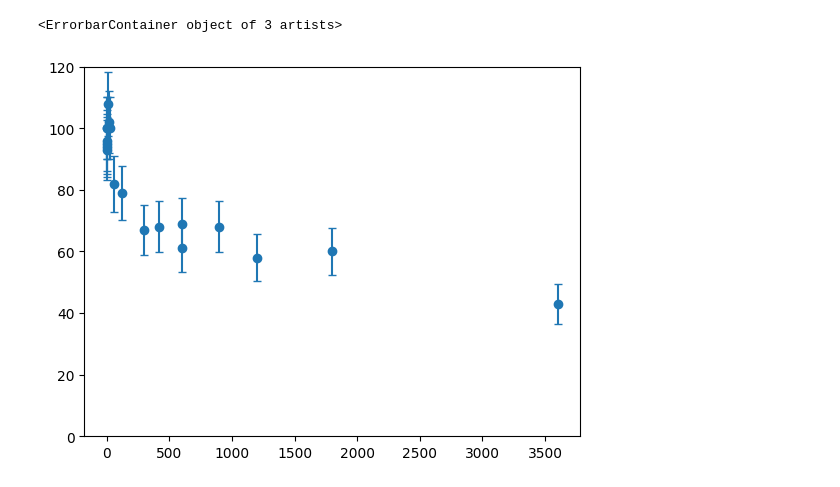
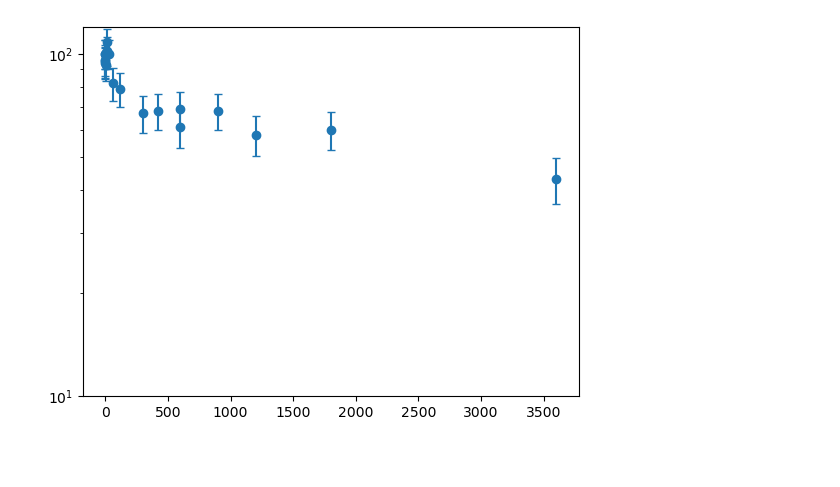
Before and after one commit to EmilLenler/PhD-Work, a Jupyter notebook: Jeppe Bachelor/StorageTimeData.ipynb, the cells around one changed output. Saved outputs shown, nothing was run; the diff lists cells and outputs as text; code cells hidden in the pictures; blank space fills up the shorter version.

```diff
--- a/Jeppe Bachelor/StorageTimeData.ipynb
+++ b/Jeppe Bachelor/StorageTimeData.ipynb
@@ -8,8 +8,8 @@ counts = np.array([94,95,100,100,96,93,108,102,100,82,79,67,68,61,69,68,58,60,43
 # %%
 fig,ax = plt.subplots()
 ax.scatter(ts,counts)
-ax.set_ylim(0,120)
+ax.set_ylim(10,120)
 ax.errorbar(ts,counts,np.sqrt(counts),capsize = 3,ls = 'none')
+ax.set_yscale('log')
 # %% [output]
-<ErrorbarContainer object of 3 artists>
-[figure, old version]
+[figure, new version]
```
Also changed, not shown: parts of 3 cells of this notebook, 39 other files.
